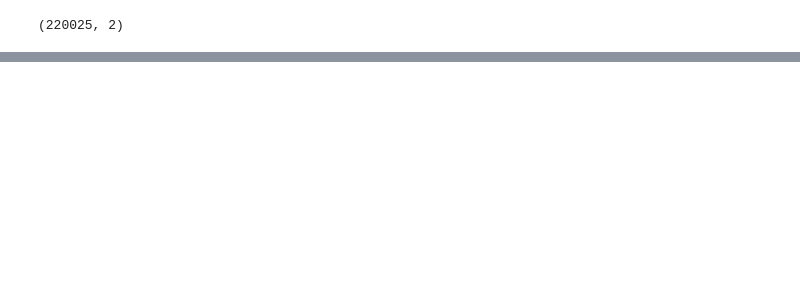
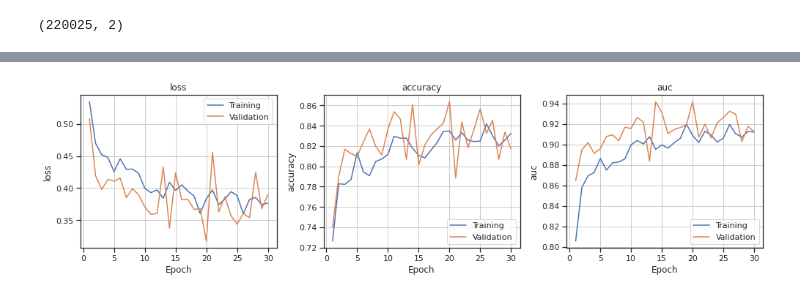
Before and after one commit to akilanarasu1994/kaggle-cnn-cancer-detection, a Jupyter notebook: cancer-detection-using-cnn.ipynb, the cells around one changed output, grey strips where cells are left out. Saved outputs shown, nothing was run; the diff lists cells and outputs as text; code cells hidden in the pictures; blank space fills up the shorter version.

```diff
--- a/cancer-detection-using-cnn.ipynb
+++ b/cancer-detection-using-cnn.ipynb
@@ -56,0 +250,5 @@ df_training_classes.shape
+# %%
+train_steps = np.ceil(len(train_gen) / 64)
+validation_steps = np.ceil(len(valid_gen) / 64)
+
+print('train_steps: {}, validation_steps: {}'.format(train_steps, validation_steps))
@@ -56,0 +312,12 @@ df_training_classes.shape
+# %%
+start_time = time.time()
+history_vgg_16 = model_vgg_16.fit(
+    x = train_gen,
+    steps_per_epoch = train_steps,
+    validation_data = valid_gen,
+    validation_steps = validation_steps,
+    epochs = 30, # tried 15 epochs, accuracy wasn't that great for any of the models
+    verbose = 1
+)
+
+print('Fitting the model took %.2f secs' % (time.time() - start_time))
@@ -56,0 +345,27 @@ df_training_classes.shape
+# %%
+def plot_metrics(history_list, start=1):
+
+    history = {}
+    for k in history_list[0].history.keys():
+        history[k] = sum([h.history[k] for h in history_list], [])
+
+    epoch_range = range(start, len(history['loss']) +1)
+    s = slice(start-1, None)
+    n = int(len(history.keys()) / 2)
+
+    plt.figure(figsize=[14,4])
+    for i in range(n):
+        k = list(history.keys())[i]
+        plt.subplot(1, n, i+1)
+        plt.plot(epoch_range, history[k][s], label='Training')
+        plt.plot(epoch_range, history['val_' + k][s], label='Validation')
+        plt.xlabel('Epoch'); plt.ylabel(k); plt.title(k)
+        plt.grid()
+        plt.legend()
+
+    plt.tight_layout()
+    plt.show()
+# %%
+plot_metrics([history_vgg_16])
+# %% [output]
+[figure, added]
```
Also changed, not shown: parts of 49 cells of this notebook.
